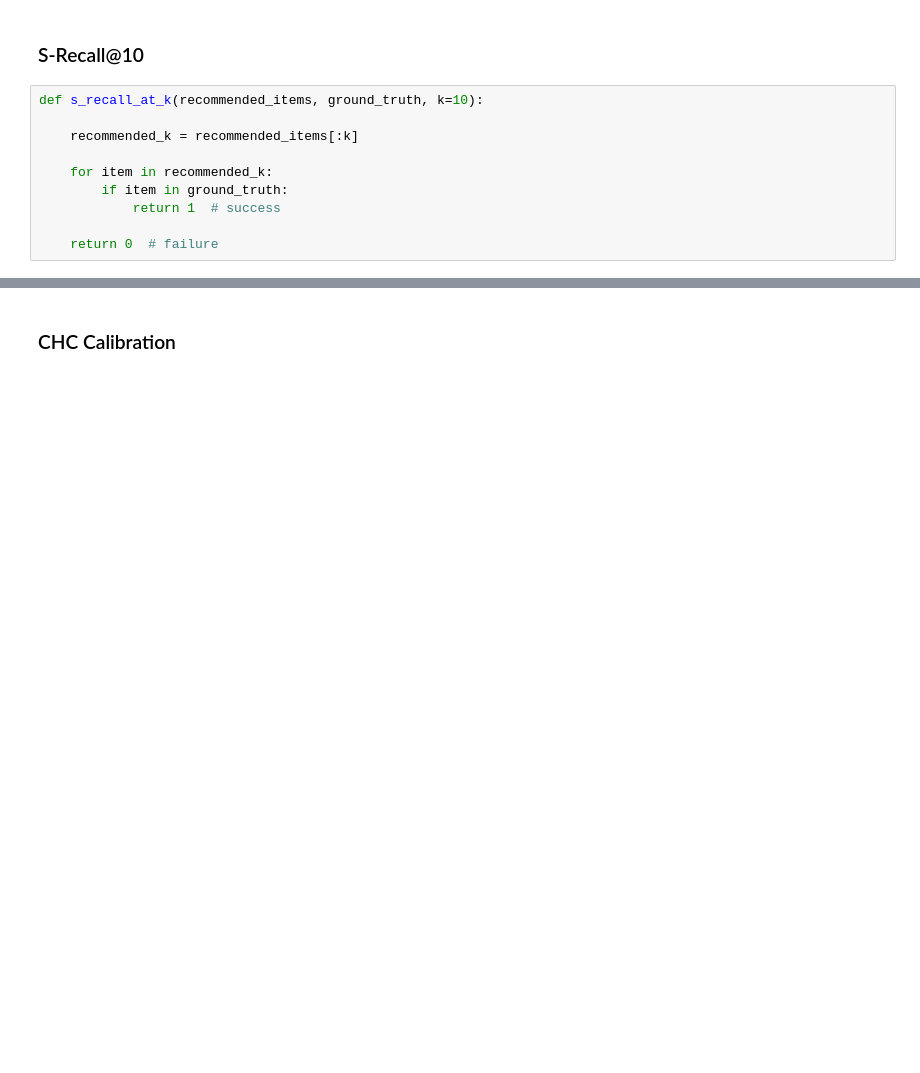
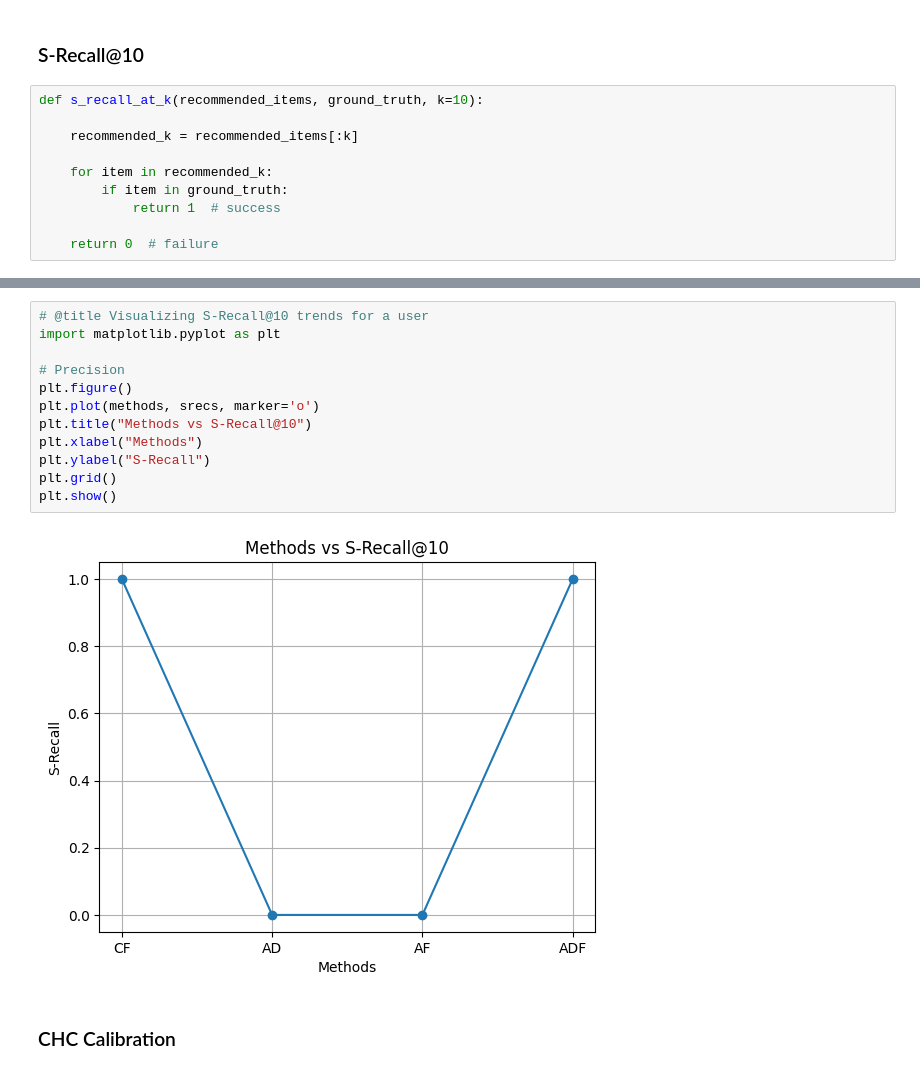
Before and after one commit to neeyatlotlikar/me_fy_project, a Jupyter notebook: ADF_single_user_flow.ipynb, the cells around one changed output, grey strips where cells are left out. Cells and saved outputs as stored; diff of their text form; blank space fills up the shorter version.

```diff
--- a/ADF_single_user_flow.ipynb
+++ b/ADF_single_user_flow.ipynb
@@ -664,3 +744,17 @@ print("ADF:", s_recall_at_k(recs_adf, ground_truth, k=10))
+# %%
+# @title Visualizing S-Recall@10 trends for a user
+import matplotlib.pyplot as plt
+
+# Precision
+plt.figure()
+plt.plot(methods, srecs, marker='o')
+plt.title("Methods vs S-Recall@10")
+plt.xlabel("Methods")
+plt.ylabel("S-Recall")
+plt.grid()
+plt.show()
+# %% [output]
+[figure, added]
 # %% [markdown]
 ### CHC Calibration
 # %%
```
Also changed, not shown: parts of 18 cells of this notebook.
